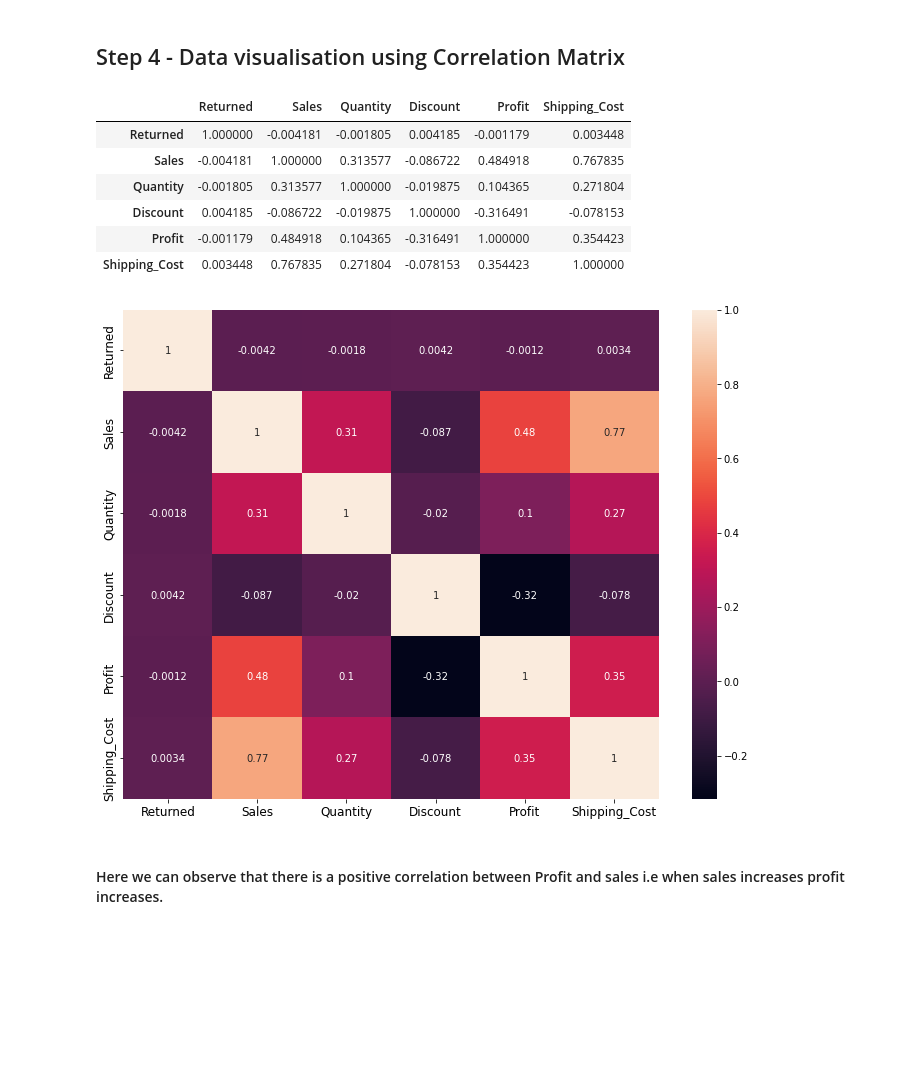
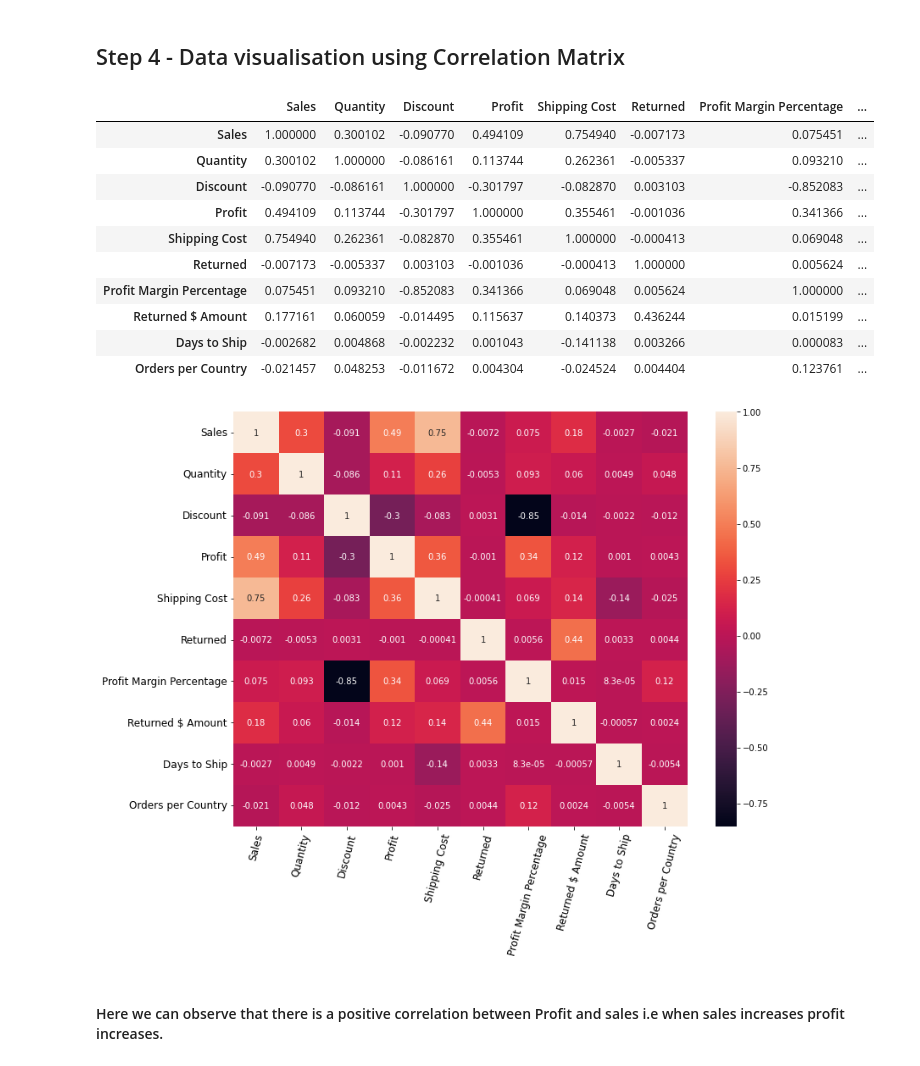
Before and after one commit to rachael-meinders/superstore, a Jupyter notebook: Superstore Analyses/Pandas Sales Analysis2.ipynb, the cells around one changed output. Drawn from its saved outputs; the diff is of its cells as text; code cells hidden in the pictures; blank space fills up the shorter version.

```diff
--- a/Superstore Analyses/Pandas Sales Analysis2.ipynb
+++ b/Superstore Analyses/Pandas Sales Analysis2.ipynb
@@ -14,6 +14,7 @@ import scipy.stats as stats
 # %% [markdown]
 ## Step 2 - Importing the dataset
 # %%
-df = pd.read_csv("resources/superstore returns merged df.csv", index_col=[0])
+df = pd.read_csv("resources/superstore_topcountries.csv", index_col=[0])
+df = df.reset_index()
 df.head(5)
 # %% [output]
@@ -134,22 +137,26 @@ dtype: int64
 correlation=df.corr()
 correlation
 # %% [output]
-|  | Returned | Sales | Quantity | Discount | Profit | Shipping_Cost |
-| Returned | 1.000000 | -0.004181 | -0.001805 | 0.004185 | -0.001179 | 0.003448 |
-| Sales | -0.004181 | 1.000000 | 0.313577 | -0.086722 | 0.484918 | 0.767835 |
-| Quantity | -0.001805 | 0.313577 | 1.000000 | -0.019875 | 0.104365 | 0.271804 |
-| Discount | 0.004185 | -0.086722 | -0.019875 | 1.000000 | -0.316491 | -0.078153 |
-| Profit | -0.001179 | 0.484918 | 0.104365 | -0.316491 | 1.000000 | 0.354423 |
-| Shipping_Cost | 0.003448 | 0.767835 | 0.271804 | -0.078153 | 0.354423 | 1.000000 |
+|  | Sales | Quantity | Discount | Profit | Shipping Cost | Returned | Profit Margin Percentage | ... |
+| Sales | 1.000000 | 0.300102 | -0.090770 | 0.494109 | 0.754940 | -0.007173 | 0.075451 | ... |
+| Quantity | 0.300102 | 1.000000 | -0.086161 | 0.113744 | 0.262361 | -0.005337 | 0.093210 | ... |
+| Discount | -0.090770 | -0.086161 | 1.000000 | -0.301797 | -0.082870 | 0.003103 | -0.852083 | ... |
+| Profit | 0.494109 | 0.113744 | -0.301797 | 1.000000 | 0.355461 | -0.001036 | 0.341366 | ... |
+| Shipping Cost | 0.754940 | 0.262361 | -0.082870 | 0.355461 | 1.000000 | -0.000413 | 0.069048 | ... |
+| Returned | -0.007173 | -0.005337 | 0.003103 | -0.001036 | -0.000413 | 1.000000 | 0.005624 | ... |
+| Profit Margin Percentage | 0.075451 | 0.093210 | -0.852083 | 0.341366 | 0.069048 | 0.005624 | 1.000000 | ... |
+| Returned $ Amount | 0.177161 | 0.060059 | -0.014495 | 0.115637 | 0.140373 | 0.436244 | 0.015199 | ... |
+| Days to Ship | -0.002682 | 0.004868 | -0.002232 | 0.001043 | -0.141138 | 0.003266 | 0.000083 | ... |
+| Orders per Country | -0.021457 | 0.048253 | -0.011672 | 0.004304 | -0.024524 | 0.004404 | 0.123761 | ... |
 # %%
 # Plotting a heat map using correlation matrix
 plt.figure(figsize=(12,9))
 sns.heatmap(correlation,annot=True)
-plt.xticks(fontsize=12)
+plt.xticks(rotation='75',fontsize=12)
 plt.yticks(fontsize=12)
 plt.show()
 # %% [output]
-[figure, old version]
+[figure, new version]
 # %% [markdown]
 #### Here we can observe that there is a positive correlation between Profit and sales i.e when sales increases profit increases.
 # %%
```
Also changed, not shown: parts of 24 cells of this notebook, 11 other files.
